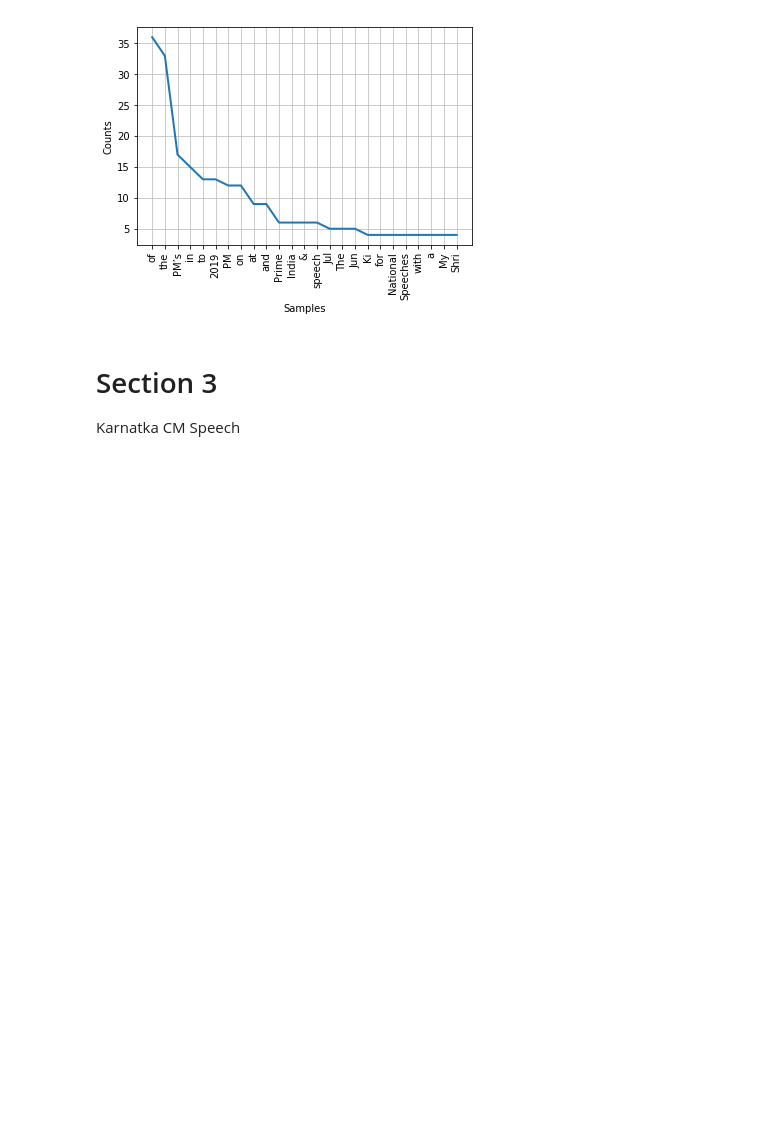
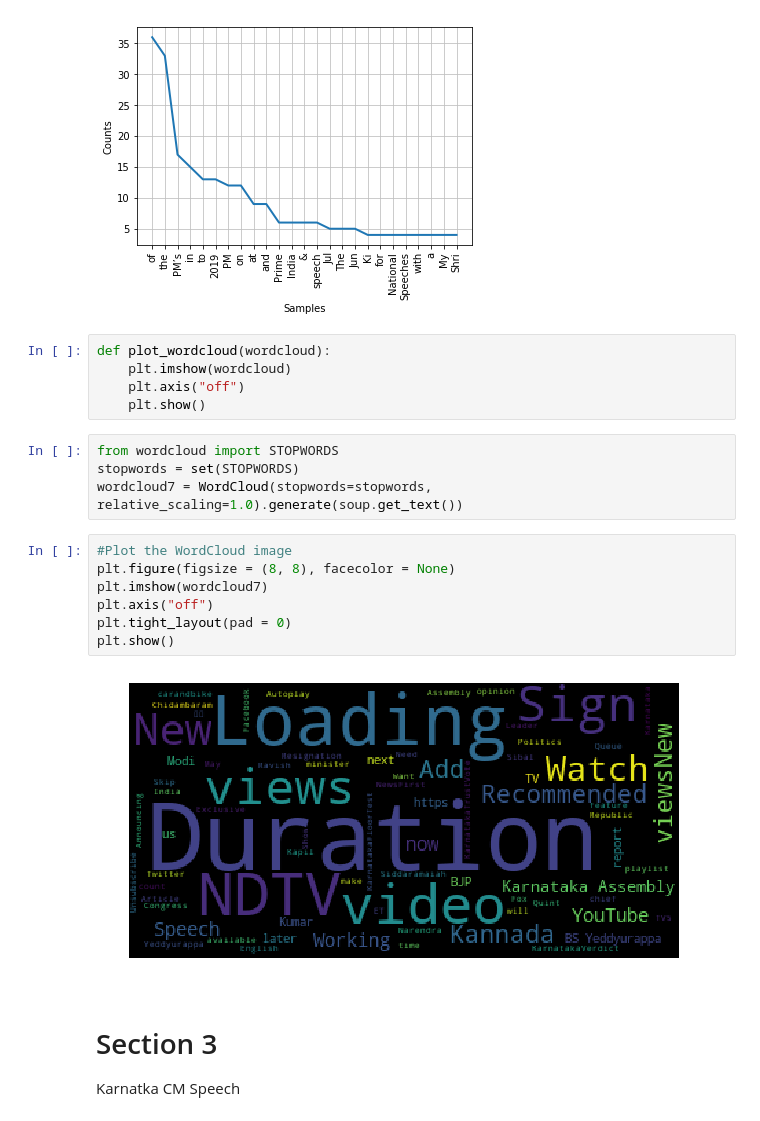
Before and after one commit to hpsuresh12345/Python-code, a Jupyter notebook: Text_Analytics.ipynb, the cells around one changed output. Saved outputs shown, nothing was run; the diff lists cells and outputs as text; blank space fills up the shorter version.

```diff
--- a/Text_Analytics.ipynb
+++ b/Text_Analytics.ipynb
@@ -382,6 +382,24 @@ Freq_dist_nltk.plot(25, cumulative=False)
 <FreqDist with 441 samples and 759 outcomes>
 [('of', 36), ('the', 33), ('PM’s', 17), ('in', 15), ('to', 13), ('2019', 13), ('PM', 12), ('on', 12), ('at', 9), ('and', 9), ('Prime', 6), ('India', 6), ('&', 6), ('speech', 6), ('Jul', 5), ('The', 5) ...
 [figure]
+# %%
+def plot_wordcloud(wordcloud):
+    plt.imshow(wordcloud)
+    plt.axis("off")
+    plt.show()
+# %%
+from wordcloud import STOPWORDS
+stopwords = set(STOPWORDS)
+wordcloud7 = WordCloud(stopwords=stopwords, relative_scaling=1.0).generate(soup.get_text())
+# %%
+#Plot the WordCloud image
+plt.figure(figsize = (8, 8), facecolor = None)
+plt.imshow(wordcloud7)
+plt.axis("off")
+plt.tight_layout(pad = 0)
+plt.show()
+# %% [output]
+[figure, added]
 # %% [markdown]
 # Section 3
 Karnatka CM Speech
```
Also changed, not shown: parts of 3 cells of this notebook.
